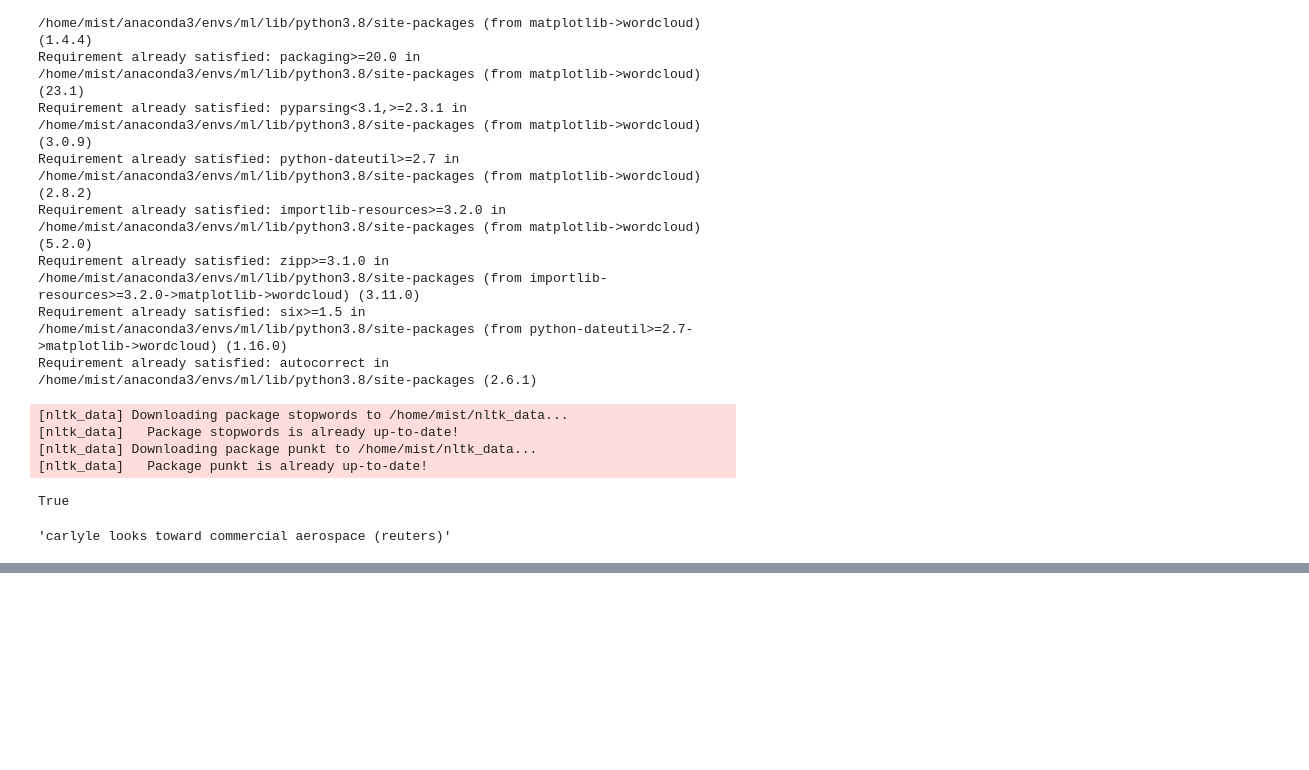
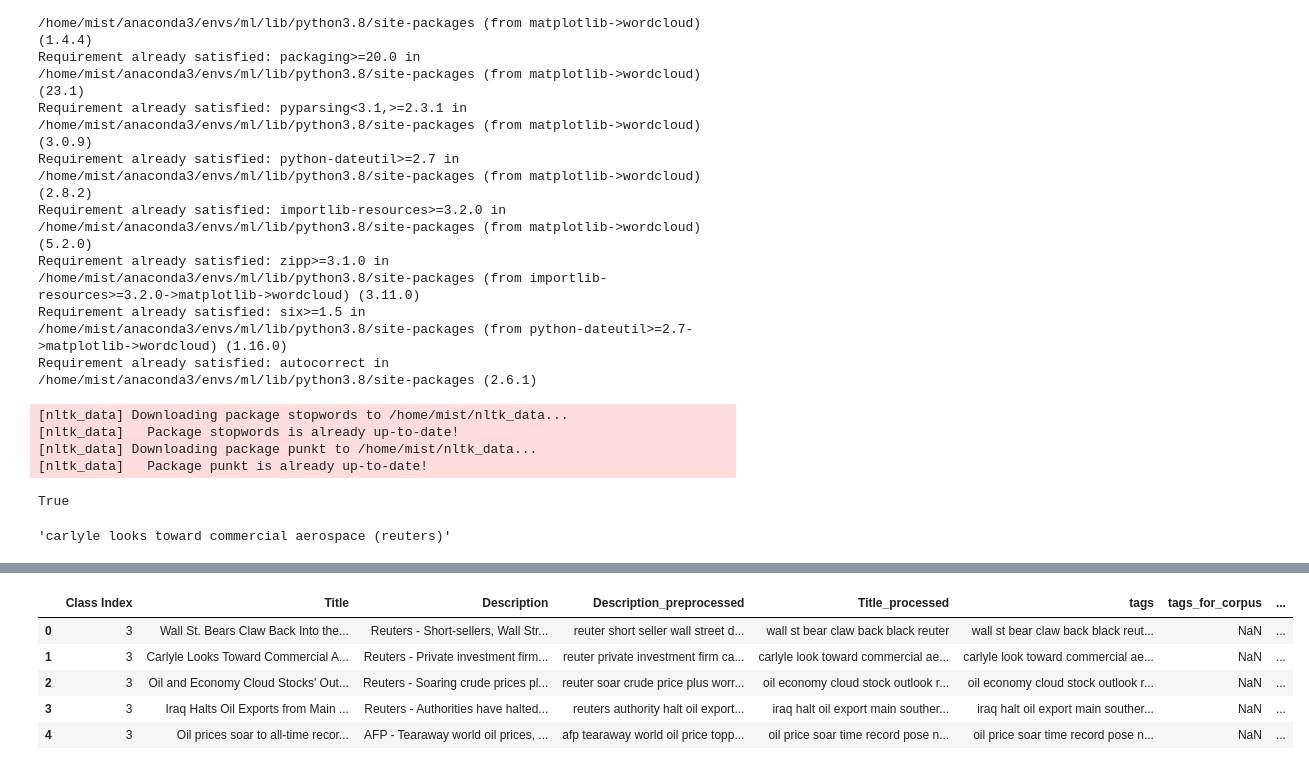
Before and after one commit to YuvrajSingh-mist/News_Multiclass_Category_Classifier, a Jupyter notebook: News_Classification_Multilabel.ipynb, the cells around one changed output, grey strips where cells are left out. Drawn from its saved outputs; the diff is of its cells as text; code cells hidden in the pictures; blank space fills up the shorter version.

```diff
--- a/News_Classification_Multilabel.ipynb
+++ b/News_Classification_Multilabel.ipynb
@@ -370,3 +340,16 @@ train_df.to_csv('train_transformed.csv', index=False)
+# %%
+train_df = pd.read_csv('train_transformed.csv')
+# %%
+train_df['tags_for_corpus'] = train_df['tags']
+# %%
+train_df.head()
+# %% [output]
+|  | Class Index | Title | Description | Description_preprocessed | Title_processed | tags | tags_for_corpus | ... |
+| 0 | 3 | Wall St. Bears Claw Back Into the... | Reuters - Short-sellers, Wall Str... | reuter short seller wall street d... | wall st bear claw back black reuter | wall st bear claw back black reut... | NaN | ... |
+| 1 | 3 | Carlyle Looks Toward Commercial A... | Reuters - Private investment firm... | reuter private investment firm ca... | carlyle look toward commercial ae... | carlyle look toward commercial ae... | NaN | ... |
+| 2 | 3 | Oil and Economy Cloud Stocks' Out... | Reuters - Soaring crude prices pl... | reuter soar crude price plus worr... | oil economy cloud stock outlook r... | oil economy cloud stock outlook r... | NaN | ... |
+| 3 | 3 | Iraq Halts Oil Exports from Main ... | Reuters - Authorities have halted... | reuters authority halt oil export... | iraq halt oil export main souther... | iraq halt oil export main souther... | NaN | ... |
+| 4 | 3 | Oil prices soar to all-time recor... | AFP - Tearaway world oil prices, ... | afp tearaway world oil price topp... | oil price soar time record pose n... | oil price soar time record pose n... | NaN | ... |
 # %%
 def making_corpus(string):
     data = string.split()
```
Also changed, not shown: parts of 73 cells of this notebook.
